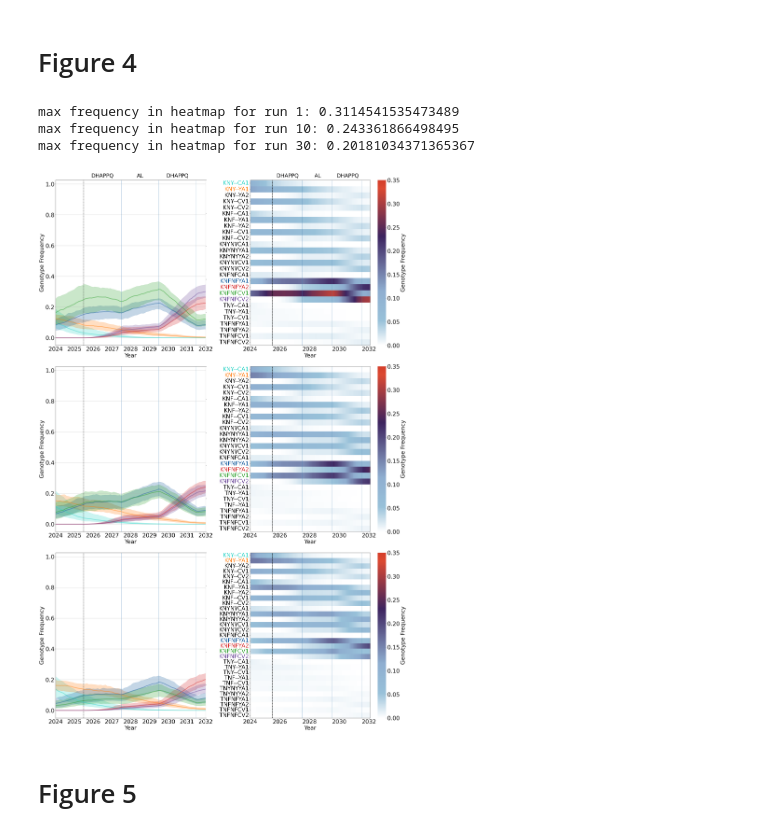
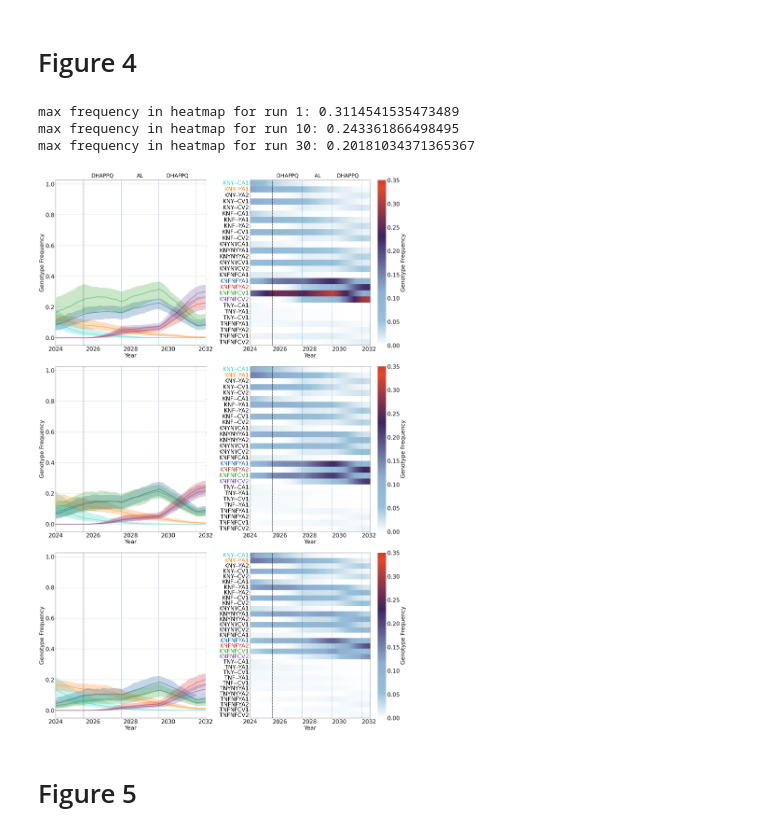
Before and after one commit to bonilab/Uganda-phase-1, a Jupyter notebook: Analysis/main_figures.ipynb, the cells around one changed output. Saved outputs shown, nothing was run; the diff lists cells and outputs as text; code cells hidden in the pictures.

```diff
--- a/Analysis/main_figures.ipynb
+++ b/Analysis/main_figures.ipynb
@@ -210,10 +210,17 @@ def plot_freq_median_iqr_v2(monthly_data, ax, ylabel, selected_genotypes, xlimit
     # Customize plot (optional, could be part of the function or done outside)
     ax.legend().remove()
     ax.set_ylabel(ylabel)
-    if xlimit:
-        ax.set_xlim(xlimit)
-    else:
-        ax.set_xlim(median_df.index.min(), median_df.index.max())
+    if xlimit == None:
+        xlimit = (median_df.index.min(), median_df.index.max())
+
+    ax.set_xlim(xlimit)
+
+    # show x tick labels only for every 2 years based on the xlimit, this is monthlydata, so we need to show x tick labels for every 24 months
+    xticks = pd.date_range(start=xlimit[0], end=xlimit[1], freq='24MS')  # Generate ticks every 24 months
+    xticklabels = [pd.to_datetime(tick).strftime('%Y') if (pd.to_datetime(tick).month == 1) & (pd.to_datetime(tick).year % 2 ==0) else '' for tick in xticks]
+    ax.set_xticks(xticks)
+    ax.set_xticklabels(xticklabels, rotation=0)
+
     ax.set_xlabel("Year")
     ax.grid(axis='y')
 
@@ -279,8 +286,10 @@ for i, run in enumerate(runs):
 
     plot = sns.heatmap(plot_df, yticklabels=True,xticklabels=True,
                         cmap=cmap, vmin=0, vmax=0.35,
+                        linewidths=0,
                         cbar_kws={'label': 'Genotype Frequency'},
                         ax=ax1)
+    plot.collections[0].set_rasterized(True)
     print(f"max frequency in heatmap for run {run}: {plot_df.values.max()}")
 
     # plot.collections[0].colorbar.ax.set_ylim(0, 0.5)
@@ -306,6 +315,12 @@ for i, run in enumerate(runs):
     pos = np.where(plot_df.columns == datetime(2025, 7, 1))[0][0]
     ax0.axvline(x=datetime(2025,7,1), color='k', linestyle='--')
     ax1.axvline(x=pos, color='k', linestyle='--')
+    # line_dates = [datetime(2027, 7, 1), datetime(2029, 7, 1), datetime(2031, 7, 1)]
+    # for line_date in line_dates:
+    #     ax0.axvline(x=line_date, color='#4682B4', linestyle='-', alpha=0.5)
+    #     if line_date in plot_df.columns:
+    #         pos = np.where(plot_df.columns == line_date)[0][0]
+    #         ax1.axvline(x=pos, color='#4682B4', linestyle='-', alpha=0.5)
 
     axes_pfpr = ax0.twinx()
     axes_tf = ax0.twinx()
@@ -316,8 +331,9 @@ for i, run in enumerate(runs):
     axes_tf.set_ylabel("")
 
 plt.tight_layout()
+# fig.savefig(f"figure_2.png", dpi=300)
+fig.savefig(f"Figure_2.pdf", dpi=300, bbox_inches='tight')
 plt.show()
-fig.savefig(f"figure_2.png", dpi=300)
 # %% [output]
 max frequency in heatmap for run 30: 0.3093813246086006
 max frequency in heatmap for run 0: 0.21587747048681416
@@ -589,10 +606,15 @@ def plot_freq_median_iqr_v2(monthly_data, ax, ylabel, selected_genotypes, xlimit
     # Customize plot (optional, could be part of the function or done outside)
     ax.legend().remove()
     ax.set_ylabel(ylabel)
-    if xlimit:
-        ax.set_xlim(xlimit)
-    else:
-        ax.set_xlim(median_df.index.min(), median_df.index.max())
+    if xlimit == None:
+        xlimit = (median_df.index.min(), median_df.index.max())
+
+    ax.set_xlim(xlimit)
+    # show x tick labels only for every 2 years based on the xlimit, this is monthlydata, so we need to show x tick labels for every 24 months
+    xticks = pd.date_range(start=xlimit[0], end=xlimit[1], freq='24MS')  # Generate ticks every 24 months
+    xticklabels = [pd.to_datetime(tick).strftime('%Y') if (pd.to_datetime(tick).month == 1) & (pd.to_datetime(tick).year % 2 ==0) else '' for tick in xticks]
+    ax.set_xticks(xticks)
+    ax.set_xticklabels(xticklabels, rotation=0)
     ax.set_xlabel("Year")
     ax.grid(axis='y')
 
@@ -670,6 +692,8 @@ for i, run in enumerate(runs):
                         cbar_kws={'label': 'Genotype Frequency'},
                         ax=ax1)
 
+    plot.collections[0].set_rasterized(True)
+
     print(f"max frequency in heatmap for run {run}: {plot_df.values.max()}")
     # plot.collections[0].colorbar.ax.set_ylim(0, 0.5)
     #display border for heatmap
@@ -711,35 +735,36 @@ for i, run in enumerate(runs):
         step = 24
         positions = [p for p in range(start_pos, ncols, step)]
         norm_positions = [p / float(ncols - 1) for p in positions]
 
         y_start = 1.01
 
         for j, lbl in enumerate(drug_labels):
             ax1.text(norm_positions[j], y_start, lbl, transform=ax1.transAxes,
                     ha='center', va='bottom', fontsize=30, fontweight='normal')
             ax0.text(norm_positions[j], y_start, lbl, transform=ax0.transAxes,
                     ha='center', va='bottom', fontsize=30, fontweight='normal')
 
     #create different axis for pfpr and treatment failures to plot on ax0
     axes_pfpr = ax0.twinx()
     axes_tf = ax0.twinx()
 
     # plot_median_iqr(monthly_pfpr, axes_pfpr, 0, "PfPR", xlimit=date_to_plot, color="k")
     # plot_median_iqr(monthly_tf, axes_tf, 0, "Treatment Failures", xlimit=date_to_plot, color="k")
 
     axes_pfpr.set_yticklabels([])
     axes_tf.set_yticklabels([])
     axes_pfpr.set_ylabel("")
     axes_tf.set_ylabel("")
 
 plt.tight_layout()
+# fig.savefig(f"figure_4.png", dpi=300)
+fig.savefig(f"Figure_4.pdf", dpi=300, bbox_inches='tight')
 plt.show()
-fig.savefig(f"figure_4.png", dpi=300)
 # %% [output]
 max frequency in heatmap for run 1: 0.3114541535473489
 max frequency in heatmap for run 10: 0.243361866498495
 max frequency in heatmap for run 30: 0.20181034371365367
-[figure, old version]
+[figure, new version]
 # %% [markdown]
 # Figure 5
 # %%
```
Also changed, not shown: parts of 8 cells of this notebook, 11 other files.
